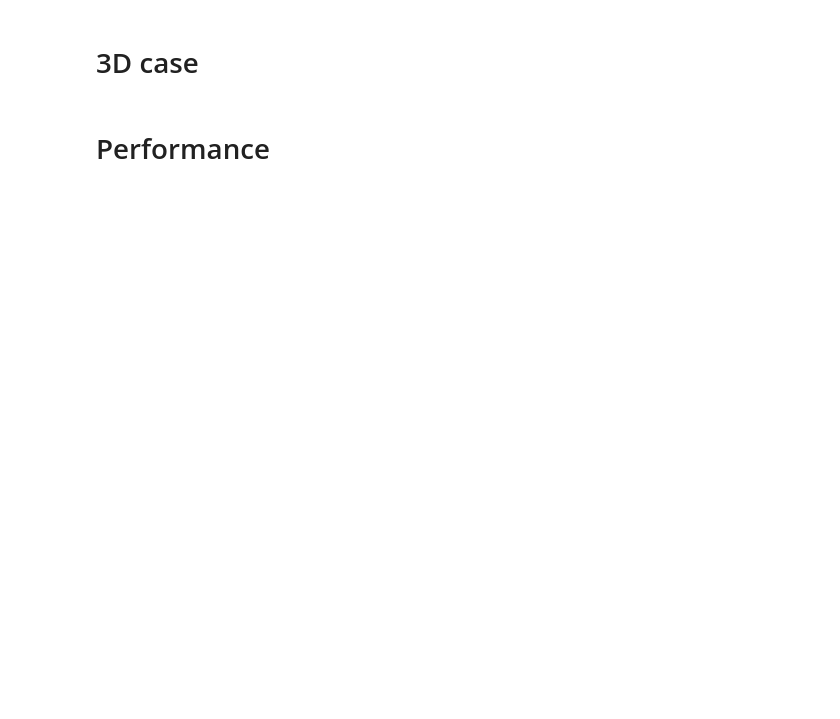
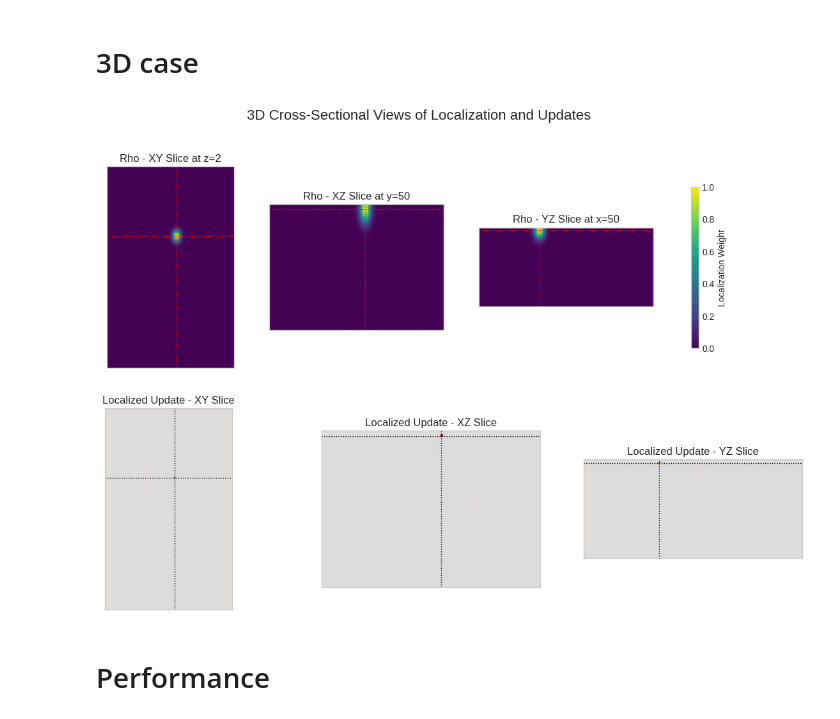
Before and after one commit to equinor/iterative_ensemble_smoother, a Jupyter notebook: test_distance_based_loc.ipynb, the cells around one changed output. Saved outputs shown, nothing was run; the diff lists cells and outputs as text; code cells hidden in the pictures; blank space fills up the shorter version.

```diff
--- a/test_distance_based_loc.ipynb
+++ b/test_distance_based_loc.ipynb
@@ -246,14 +276,18 @@ localization_radius_y = 3.0
 localization_radius_z = 5.0
 
 # Create 3D coordinate grids
-zz, yy, xx = np.meshgrid(np.arange(Nz), np.arange(Ny), np.arange(Nx), indexing='ij')
+zz, yy, xx = np.meshgrid(np.arange(Nz), np.arange(Ny), np.arange(Nx), indexing="ij")
 
 # gmour 2025.07.24
 # Calculate 3D Euclidean distance from every point to the observation
-distances_3d = np.sqrt(((xx - x_obs)/localization_radius_x)**2 + ((yy - y_obs)/localization_radius_y)**2 + ((zz - z_obs)/localization_radius_z)**2)
+distances_3d = np.sqrt(
+    ((xx - x_obs) / localization_radius_x) ** 2
+    + ((yy - y_obs) / localization_radius_y) ** 2
+    + ((zz - z_obs) / localization_radius_z) ** 2
+)
 distances = distances_3d.flatten()
 
-rho = np.exp(-0.5 * distances ** 2).reshape(-1, 1)
+rho = np.exp(-0.5 * distances**2).reshape(-1, 1)
 
 # --- Run Assimilations ---
 # This part remains the same as the assimilation logic is dimension-agnostic
@@ -262,9 +296,7 @@ esmda_distance = DistanceESMDA(
 )
 X_posterior = esmda_distance.assimilate(X=X_prior, Y=Y, rho=rho)
 
-esmda = ESMDA(
-    covariance=C_D, observations=true_observations, alpha=alpha_i, seed=rng
-)
+esmda = ESMDA(covariance=C_D, observations=true_observations, alpha=alpha_i, seed=rng)
 X_posterior_global = esmda.assimilate(X=X_prior, Y=Y)
 
 # --- Reshape Data and Prepare for 3D Visualization ---
@@ -274,55 +306,82 @@ posterior_mean = np.mean(X_posterior, axis=1)
 # Reshape the 1D vectors into 3D volumes
 rho_3d = rho.reshape((Nz, Ny, Nx))
 update_localized_3d = (posterior_mean - prior_mean).reshape((Nz, Ny, Nx))
-update_global_3d = (np.mean(X_posterior_global, axis=1) - prior_mean).reshape((Nz, Ny, Nx))
+update_global_3d = (np.mean(X_posterior_global, axis=1) - prior_mean).reshape(
+    (Nz, Ny, Nx)
+)
 
 # --- Create 3D Cross-Sectional Plots ---
 fig, axes = plt.subplots(2, 3, figsize=(15, 9))
-fig.suptitle('3D Cross-Sectional Views of Localization and Updates', fontsize=16)
+fig.suptitle("3D Cross-Sectional Views of Localization and Updates", fontsize=16)
 
 # --- Row 1: Slices of the Localization Function (rho) ---
-im_rho = axes[0, 0].imshow(rho_3d[z_obs, :, :], cmap='viridis', vmin=0, vmax=1)
-axes[0, 0].set_title(f'Rho - XY Slice at z={z_obs}')
+im_rho = axes[0, 0].imshow(rho_3d[z_obs, :, :], cmap="viridis", vmin=0, vmax=1)
+axes[0, 0].set_title(f"Rho - XY Slice at z={z_obs}")
 
-axes[0, 1].imshow(rho_3d[:, y_obs, :], cmap='viridis', vmin=0, vmax=1)
-axes[0, 1].set_title(f'Rho - XZ Slice at y={y_obs}')
+axes[0, 1].imshow(rho_3d[:, y_obs, :], cmap="viridis", vmin=0, vmax=1)
+axes[0, 1].set_title(f"Rho - XZ Slice at y={y_obs}")
 
-axes[0, 2].imshow(rho_3d[:, :, x_obs], cmap='viridis', vmin=0, vmax=1)
-axes[0, 2].set_title(f'Rho - YZ Slice at x={x_obs}')
+axes[0, 2].imshow(rho_3d[:, :, x_obs], cmap="viridis", vmin=0, vmax=1)
+axes[0, 2].set_title(f"Rho - YZ Slice at x={x_obs}")
 
-fig.colorbar(im_rho, ax=axes[0, :], location='right', shrink=0.8, label='Localization Weight')
+fig.colorbar(
+    im_rho, ax=axes[0, :], location="right", shrink=0.8, label="Localization Weight"
+)
 
 # --- Slices of the Update Fields ---
 # Find a single, symmetric color scale for both update plots
 update_max_abs = np.max([np.abs(update_localized_3d), np.abs(update_global_3d)])
 vmin_update, vmax_update = -update_max_abs, update_max_abs
 
 # Localized Update
-im_update = axes[1, 0].imshow(update_localized_3d[z_obs, :, :], cmap='coolwarm', vmin=vmin_update, vmax=vmax_update)
-axes[1, 0].set_title(f'Localized Update - XY Slice')
+im_update = axes[1, 0].imshow(
+    update_localized_3d[z_obs, :, :],
+    cmap="coolwarm",
+    vmin=vmin_update,
+    vmax=vmax_update,
+)
+axes[1, 0].set_title("Localized Update - XY Slice")
 
-axes[1, 1].imshow(update_localized_3d[:, y_obs, :], cmap='coolwarm', vmin=vmin_update, vmax=vmax_update)
-axes[1, 1].set_title(f'Localized Update - XZ Slice')
+axes[1, 1].imshow(
+    update_localized_3d[:, y_obs, :],
+    cmap="coolwarm",
+    vmin=vmin_update,
+    vmax=vmax_update,
+)
+axes[1, 1].set_title("Localized Update - XZ Slice")
 
-axes[1, 2].imshow(update_localized_3d[:, :, x_obs], cmap='coolwarm', vmin=vmin_update, vmax=vmax_update)
-axes[1, 2].set_title(f'Localized Update - YZ Slice')
+axes[1, 2].imshow(
+    update_localized_3d[:, :, x_obs],
+    cmap="coolwarm",
+    vmin=vmin_update,
+    vmax=vmax_update,
+)
+axes[1, 2].set_title("Localized Update - YZ Slice")
 
 # --- Add Annotations to All Plots ---
 # Add crosshairs to pinpoint the observation location in each slice
-axes[0, 0].axhline(y_obs, color='r', linestyle=':', lw=1); axes[0, 0].axvline(x_obs, color='r', linestyle=':', lw=1)
-axes[0, 1].axhline(z_obs, color='r', linestyle=':', lw=1); axes[0, 1].axvline(x_obs, color='r', linestyle=':', lw=1)
-axes[0, 2].axhline(z_obs, color='r', linestyle=':', lw=1); axes[0, 2].axvline(y_obs, color='r', linestyle=':', lw=1)
+axes[0, 0].axhline(y_obs, color="r", linestyle=":", lw=1)
+axes[0, 0].axvline(x_obs, color="r", linestyle=":", lw=1)
+axes[0, 1].axhline(z_obs, color="r", linestyle=":", lw=1)
+axes[0, 1].axvline(x_obs, color="r", linestyle=":", lw=1)
+axes[0, 2].axhline(z_obs, color="r", linestyle=":", lw=1)
+axes[0, 2].axvline(y_obs, color="r", linestyle=":", lw=1)
 
-axes[1, 0].axhline(y_obs, color='k', linestyle=':', lw=1); axes[1, 0].axvline(x_obs, color='k', linestyle=':', lw=1)
-axes[1, 1].axhline(z_obs, color='k', linestyle=':', lw=1); axes[1, 1].axvline(x_obs, color='k', linestyle=':', lw=1)
-axes[1, 2].axhline(z_obs, color='k', linestyle=':', lw=1); axes[1, 2].axvline(y_obs, color='k', linestyle=':', lw=1)
+axes[1, 0].axhline(y_obs, color="k", linestyle=":", lw=1)
+axes[1, 0].axvline(x_obs, color="k", linestyle=":", lw=1)
+axes[1, 1].axhline(z_obs, color="k", linestyle=":", lw=1)
+axes[1, 1].axvline(x_obs, color="k", linestyle=":", lw=1)
+axes[1, 2].axhline(z_obs, color="k", linestyle=":", lw=1)
+axes[1, 2].axvline(y_obs, color="k", linestyle=":", lw=1)
 
 # Hide axis ticks for a cleaner look
 for ax in axes.flat:
     ax.set_xticks([])
     ax.set_yticks([])
 
 plt.show()
+# %% [output]
+[figure, added]
 # %% [markdown]
 # Performance
 # %%
```
Also changed, not shown: parts of 8 cells of this notebook.
